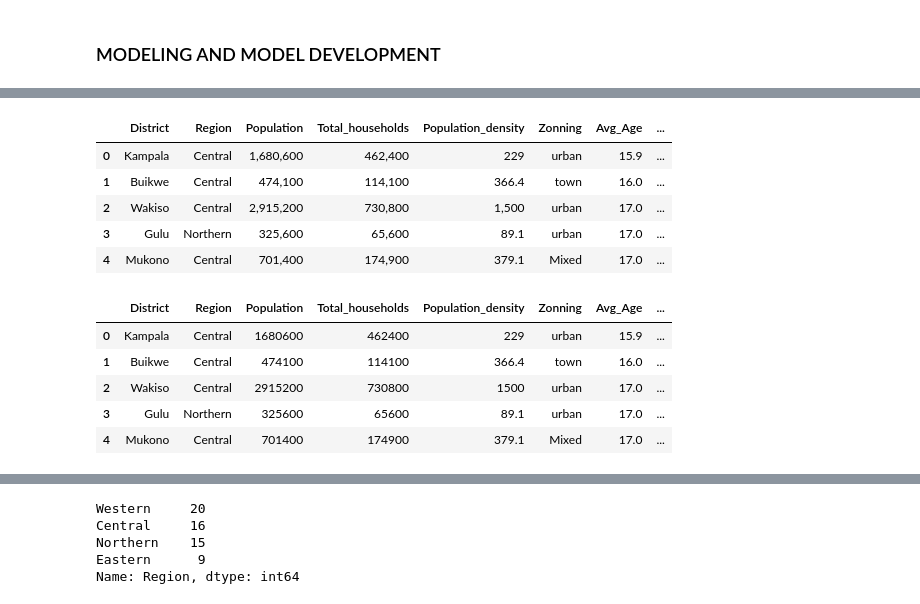
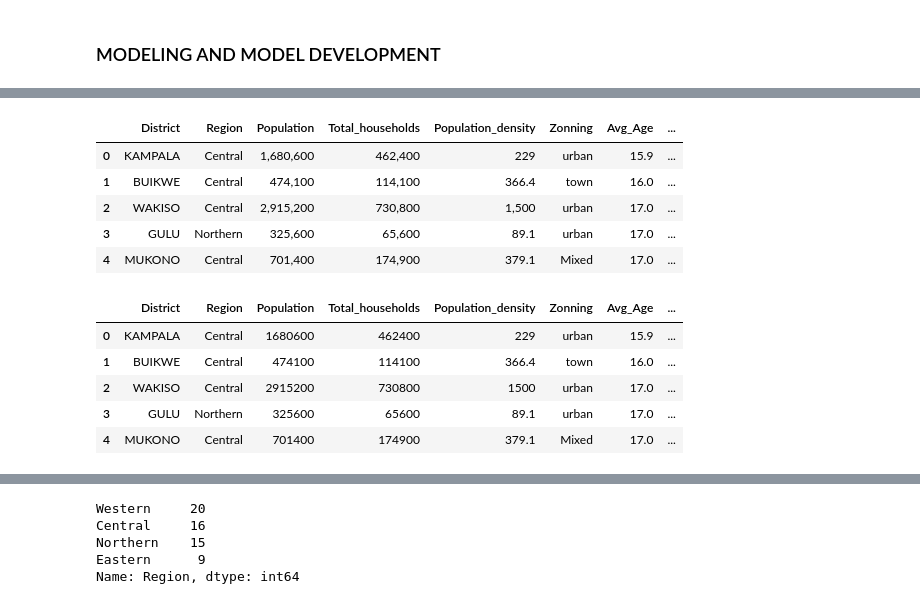
Before and after one commit to IkanengJack/MyApp, a Jupyter notebook: Modelling-notebook.ipynb, the cells around one changed output, grey strips where cells are left out. Cells and saved outputs as stored; diff of their text form; code cells hidden in the pictures.

```diff
--- a/Modelling-notebook.ipynb
+++ b/Modelling-notebook.ipynb
@@ -17,4 +19,4 @@ lm = LinearRegression()
 from sklearn.model_selection import train_test_split
 # %%
 #load the file
-df= pd.read_csv('Uptake.csv')
+df= pd.read_csv('Uptake_demo.csv')
@@ -44,9 +46,9 @@ memory usage: 5.8+ KB
 df.head()
 # %% [output]
 |  | District | Region | Population | Total_households | Population_density | Zonning | Avg_Age | ... |
-| 0 | Kampala | Central | 1,680,600 | 462,400 | 229 | urban | 15.9 | ... |
-| 1 | Buikwe | Central | 474,100 | 114,100 | 366.4 | town | 16.0 | ... |
-| 2 | Wakiso | Central | 2,915,200 | 730,800 | 1,500 | urban | 17.0 | ... |
-| 3 | Gulu | Northern | 325,600 | 65,600 | 89.1 | urban | 17.0 | ... |
-| 4 | Mukono | Central | 701,400 | 174,900 | 379.1 | Mixed | 17.0 | ... |
+| 0 | KAMPALA | Central | 1,680,600 | 462,400 | 229 | urban | 15.9 | ... |
+| 1 | BUIKWE | Central | 474,100 | 114,100 | 366.4 | town | 16.0 | ... |
+| 2 | WAKISO | Central | 2,915,200 | 730,800 | 1,500 | urban | 17.0 | ... |
+| 3 | GULU | Northern | 325,600 | 65,600 | 89.1 | urban | 17.0 | ... |
+| 4 | MUKONO | Central | 701,400 | 174,900 | 379.1 | Mixed | 17.0 | ... |
 # %%
@@ -54,10 +58,11 @@ df.replace(',','', regex=True, inplace=True)
 df.replace('%','', regex=True, inplace=True)
 # %%
-df.head()
+# Preview
+df.head(5)
 # %% [output]
 |  | District | Region | Population | Total_households | Population_density | Zonning | Avg_Age | ... |
-| 0 | Kampala | Central | 1680600 | 462400 | 229 | urban | 15.9 | ... |
-| 1 | Buikwe | Central | 474100 | 114100 | 366.4 | town | 16.0 | ... |
-| 2 | Wakiso | Central | 2915200 | 730800 | 1500 | urban | 17.0 | ... |
-| 3 | Gulu | Northern | 325600 | 65600 | 89.1 | urban | 17.0 | ... |
-| 4 | Mukono | Central | 701400 | 174900 | 379.1 | Mixed | 17.0 | ... |
+| 0 | KAMPALA | Central | 1680600 | 462400 | 229 | urban | 15.9 | ... |
+| 1 | BUIKWE | Central | 474100 | 114100 | 366.4 | town | 16.0 | ... |
+| 2 | WAKISO | Central | 2915200 | 730800 | 1500 | urban | 17.0 | ... |
+| 3 | GULU | Northern | 325600 | 65600 | 89.1 | urban | 17.0 | ... |
+| 4 | MUKONO | Central | 701400 | 174900 | 379.1 | Mixed | 17.0 | ... |
```
Also changed, not shown: parts of 122 cells of this notebook, 5 other files.
